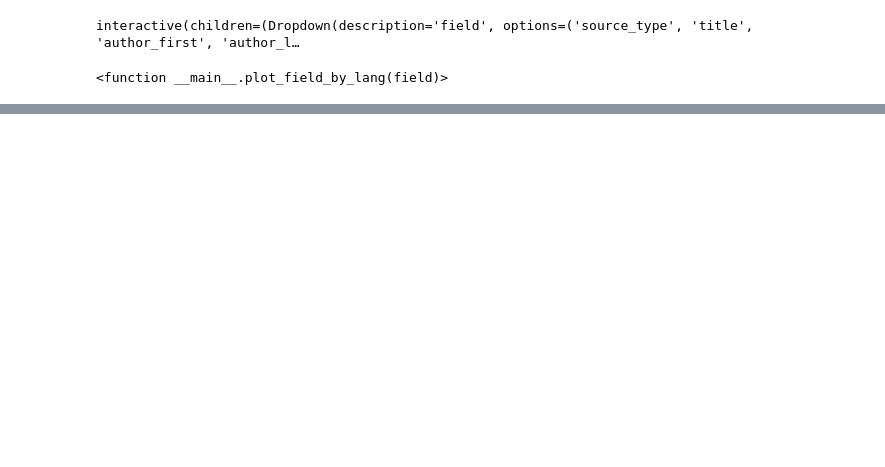
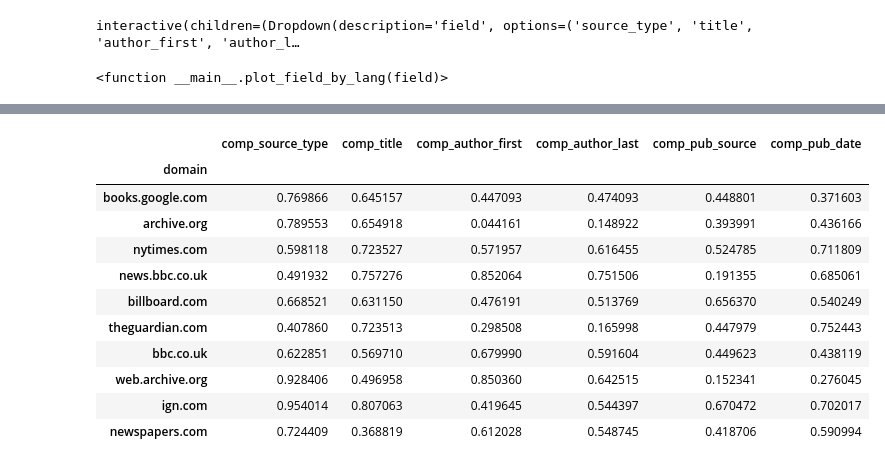
Before and after one commit to hdlabconicet/Web2Cit-research, a Jupyter notebook: results-viz.ipynb, the cells around one changed output, grey strips where cells are left out. Cells and saved outputs as stored; diff of their text form; code cells hidden in the pictures; blank space fills up the shorter version.

```diff
--- a/results-viz.ipynb
+++ b/results-viz.ipynb
@@ -269,0 +271,14 @@ interactive(children=(Dropdown(description='field', options=('source_type', 'tit
+# %%
+## Find domains from URLs
+comp_cols = [f"comp_{field}" for field in fieldnames]
+results_lang_url = results[["wiki_lang", "url", "url_citoid"]+comp_cols]
+
+def find_domain(s):
+    if s.startswith("http"):
+        domain = s.split("/")[2].replace("www.", "")
+    else:
+        domain = False
+    return domain
+
+results_lang_url["domain"] = results_lang_url["url"].map(find_domain)
+domains = results_lang_url[results_lang_url["domain"].map(bool)]
@@ -269,0 +311,21 @@ interactive(children=(Dropdown(description='field', options=('source_type', 'tit
+# %%
+## Results mean for each field by domain (all languages)
+domain_order = top_domains["domain"].tolist()
+mask = results_lang_url["domain"].isin(domain_order)
+
+results_mean_by_url = results_lang_url[mask].groupby("domain").mean()
+results_mean_by_url = results_mean_by_url.reindex(index=domain_order)
+results_mean_by_url
+# %% [output]
+|  | comp_source_type | comp_title | comp_author_first | comp_author_last | comp_pub_source | comp_pub_date |
+| domain |  |  |  |  |  |  |
+| books.google.com | 0.769866 | 0.645157 | 0.447093 | 0.474093 | 0.448801 | 0.371603 |
+| archive.org | 0.789553 | 0.654918 | 0.044161 | 0.148922 | 0.393991 | 0.436166 |
+| nytimes.com | 0.598118 | 0.723527 | 0.571957 | 0.616455 | 0.524785 | 0.711809 |
+| news.bbc.co.uk | 0.491932 | 0.757276 | 0.852064 | 0.751506 | 0.191355 | 0.685061 |
+| billboard.com | 0.668521 | 0.631150 | 0.476191 | 0.513769 | 0.656370 | 0.540249 |
+| theguardian.com | 0.407860 | 0.723513 | 0.298508 | 0.165998 | 0.447979 | 0.752443 |
+| bbc.co.uk | 0.622851 | 0.569710 | 0.679990 | 0.591604 | 0.449623 | 0.438119 |
+| web.archive.org | 0.928406 | 0.496958 | 0.850360 | 0.642515 | 0.152341 | 0.276045 |
+| ign.com | 0.954014 | 0.807063 | 0.419645 | 0.544397 | 0.670472 | 0.702017 |
+| newspapers.com | 0.724409 | 0.368819 | 0.612028 | 0.548745 | 0.418706 | 0.590994 |
```
Also changed, not shown: parts of 10 cells of this notebook, 1 other file.
